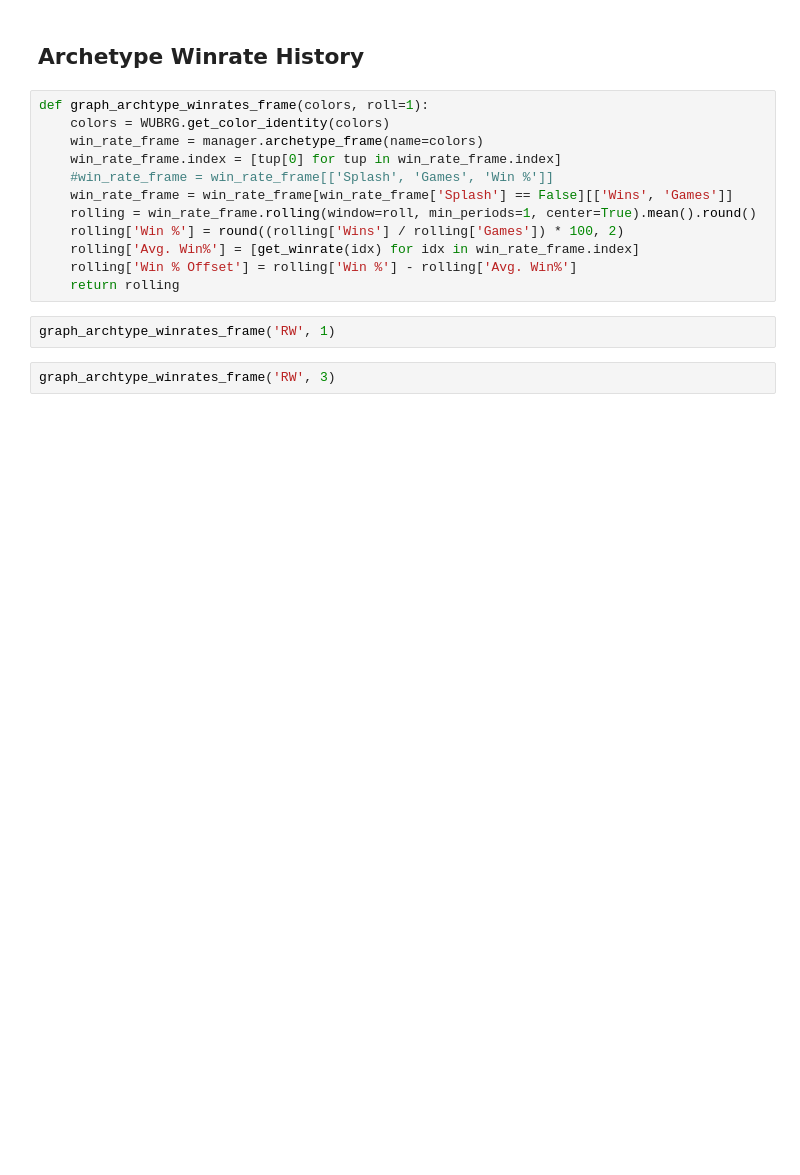
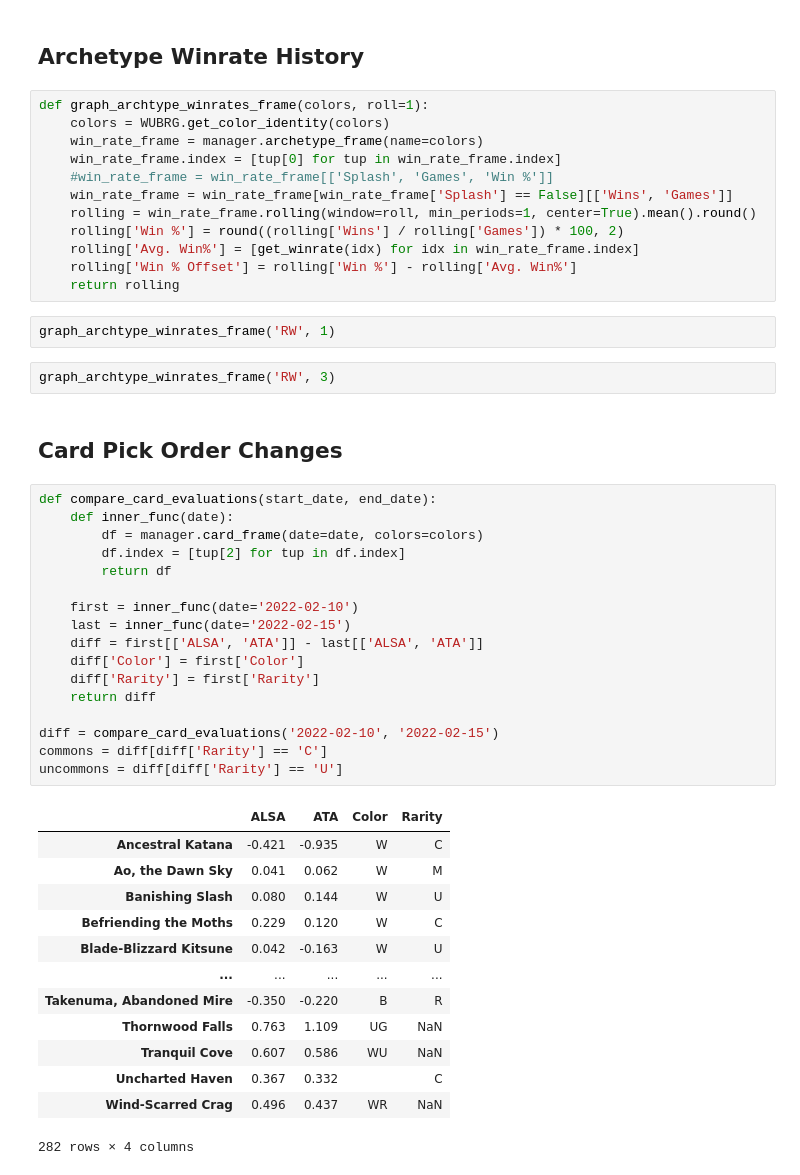
Before and after one commit to ZacharyMN709/DraftMetaReporter, a Jupyter notebook: Scratch.ipynb, the cells around one changed output. Cells and saved outputs as stored; diff of their text form; blank space fills up the shorter version.

```diff
--- a/Scratch.ipynb
+++ b/Scratch.ipynb
@@ -480,3 +368,36 @@ def graph_archtype_winrates_frame(colors, roll=1):
 graph_archtype_winrates_frame('RW', 1)
 # %%
 graph_archtype_winrates_frame('RW', 3)
+# %% [markdown]
+## Card Pick Order Changes
+# %%
+def compare_card_evaluations(start_date, end_date):
+    def inner_func(date):
+        df = manager.card_frame(date=date, colors=colors)
+        df.index = [tup[2] for tup in df.index]
+        return df
+
+    first = inner_func(date='2022-02-10')
+    last = inner_func(date='2022-02-15')
+    diff = first[['ALSA', 'ATA']] - last[['ALSA', 'ATA']]
+    diff['Color'] = first['Color']
+    diff['Rarity'] = first['Rarity']
+    return diff
+
+diff = compare_card_evaluations('2022-02-10', '2022-02-15')
+commons = diff[diff['Rarity'] == 'C']
+uncommons = diff[diff['Rarity'] == 'U']
+# %% [output]
+|  | ALSA | ATA | Color | Rarity |
+| Ancestral Katana | -0.421 | -0.935 | W | C |
+| Ao, the Dawn Sky | 0.041 | 0.062 | W | M |
+| Banishing Slash | 0.080 | 0.144 | W | U |
+| Befriending the Moths | 0.229 | 0.120 | W | C |
+| Blade-Blizzard Kitsune | 0.042 | -0.163 | W | U |
+| ... | ... | ... | ... | ... |
+| Takenuma, Abandoned Mire | -0.350 | -0.220 | B | R |
+| Thornwood Falls | 0.763 | 1.109 | UG | NaN |
+| Tranquil Cove | 0.607 | 0.586 | WU | NaN |
+| Uncharted Haven | 0.367 | 0.332 |  | C |
+| Wind-Scarred Crag | 0.496 | 0.437 | WR | NaN |
+282 rows × 4 columns
```
Also changed, not shown: parts of 24 cells of this notebook, 1 other file.
